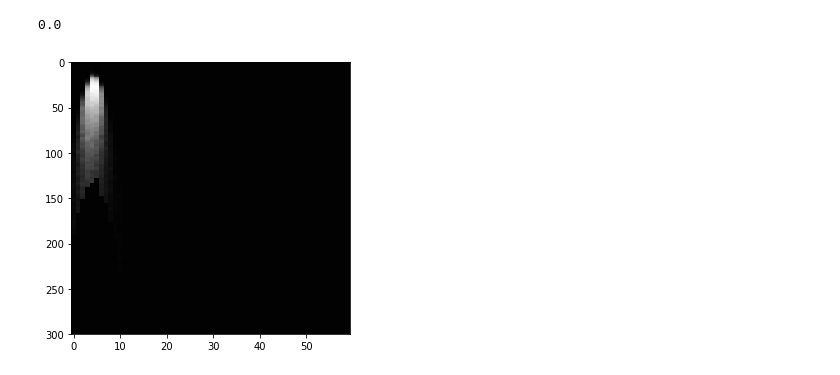
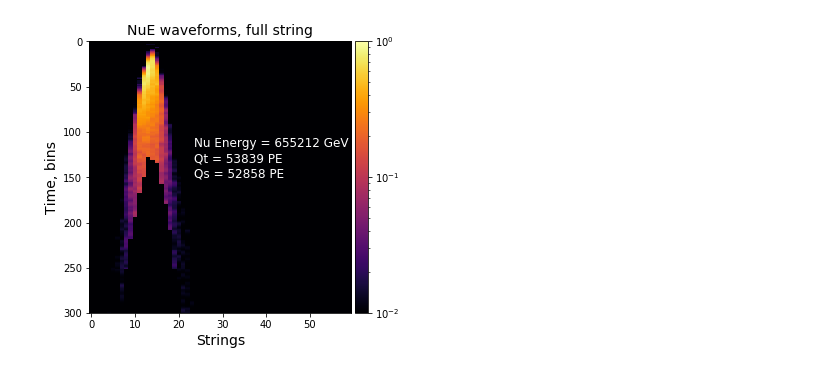
Before and after one commit to dpankova/DoublePulse, a Jupyter notebook: notebooks/Presentation_plots.ipynb, the cells around one changed output. Drawn from its saved outputs; the diff is of its cells as text; code cells hidden in the pictures.

```diff
--- a/notebooks/Presentation_plots.ipynb
+++ b/notebooks/Presentation_plots.ipynb
@@ -20,9 +23,23 @@ print(nu_labels[0])
-# %%
-i = 3
-fig = plt.figure(figsize=(5, 5))
-ax = fig.add_subplot(111)
-ax.imshow(nu_data[i], interpolation='nearest', aspect='auto', cmap= 'gray')
-print(nu_labels[i])
-# %% [output]
-0.0
-[figure, removed]
+# %%
+def MakeImg(i, title, x = 0.4,y =0.5):
+    fig = plt.figure(figsize=(5, 5),facecolor='w')
+    ax = fig.add_subplot(111)
+    img = nu_data[i].copy()
+    img_max = np.max(img)
+    img[img<0] = 0
+    img = img / img_max /1.1+ 0.01
+    ax.set_title(title, fontsize = 14)
+    im = ax.imshow(img, interpolation='nearest', aspect='auto', cmap= 'inferno',norm=LogNorm(vmin= img.min(), vmax= img.max()))
+    ax.set_xlabel("Strings", fontsize = 14)
+    ax.set_ylabel("Time, bins", fontsize = 14)
+    name = "Nu Energy = {0:.0f} GeV\nQt = {1:.0f} PE\nQs = {2:.0f} PE".format(nu_info[i][0],nu_info[i][1],nu_info[i][2])
+    ax.text(x,y, name, transform=ax.transAxes, color = "white",fontsize=12)
+    im.set_clim(0.01,1)
+    divider = make_axes_locatable(ax)
+    cax = divider.append_axes('right', size='5%', pad=0.05)
+    fig.colorbar(im, cax=cax, orientation='vertical')
+    #plt.title("Label = {0:.0f}, En = {1:.0f} GeV, Qt = {2:.0f} PE, Qs = {3:.0f} PE, i = {4}".format(nu_labels[i], nu_info[i][0],nu_info[i][1],nu_info[i][2],i))
+# %%
+MakeImg(39, "NuE waveforms, full string")
+# %% [output]
+[figure, added]
```
Also changed, not shown: parts of 9 cells of this notebook, 2 other files.
